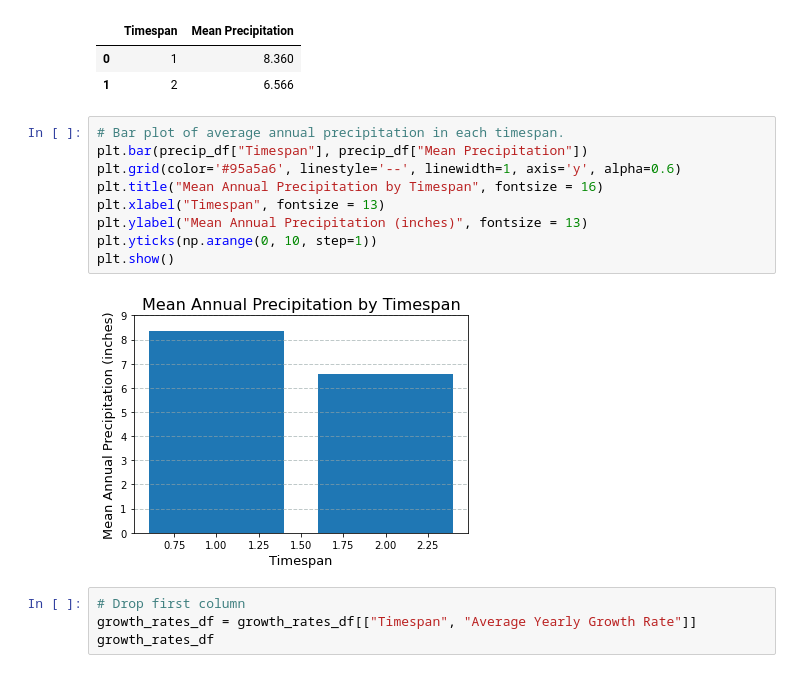
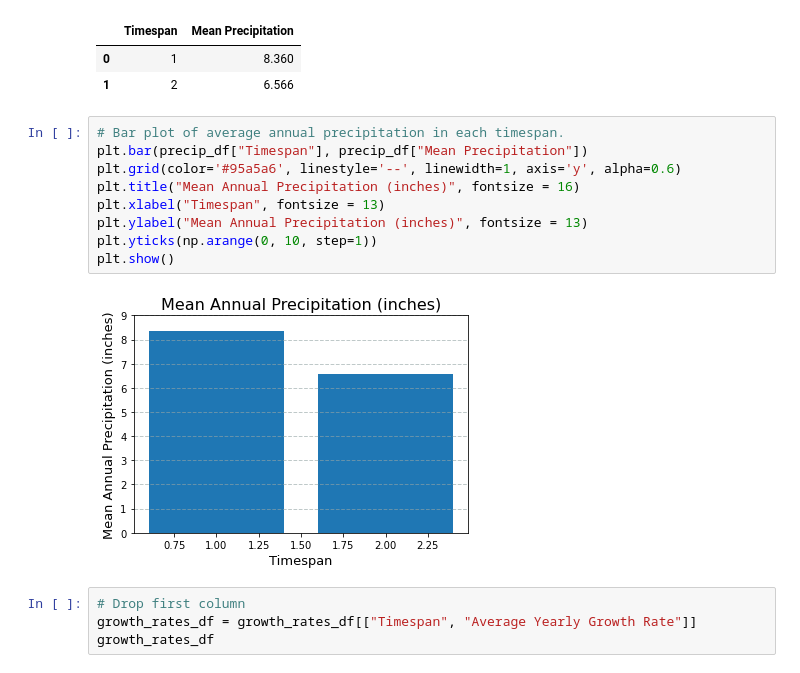
Before and after one commit to mfahey312/SaguaroProject, a Jupyter notebook: Final/Jupyter notebooks/Analysis.ipynb, the cells around one changed output. Cells and saved outputs as stored; diff of their text form.

```diff
--- a/Final/Jupyter notebooks/Analysis.ipynb
+++ b/Final/Jupyter notebooks/Analysis.ipynb
@@ -151,14 +152,14 @@ precip_df
 # %%
 # Bar plot of average annual precipitation in each timespan.
 plt.bar(precip_df["Timespan"], precip_df["Mean Precipitation"])
 plt.grid(color='#95a5a6', linestyle='--', linewidth=1, axis='y', alpha=0.6)
-plt.title("Mean Annual Precipitation by Timespan", fontsize = 16)
+plt.title("Mean Annual Precipitation (inches)", fontsize = 16)
 plt.xlabel("Timespan", fontsize = 13)
 plt.ylabel("Mean Annual Precipitation (inches)", fontsize = 13)
 plt.yticks(np.arange(0, 10, step=1))
 plt.show()
 # %% [output]
-[figure, old version]
+[figure, new version]
 # %%
 # Drop first column
 growth_rates_df = growth_rates_df[["Timespan", "Average Yearly Growth Rate"]]
```
Also changed, not shown: parts of 4 cells of this notebook.
